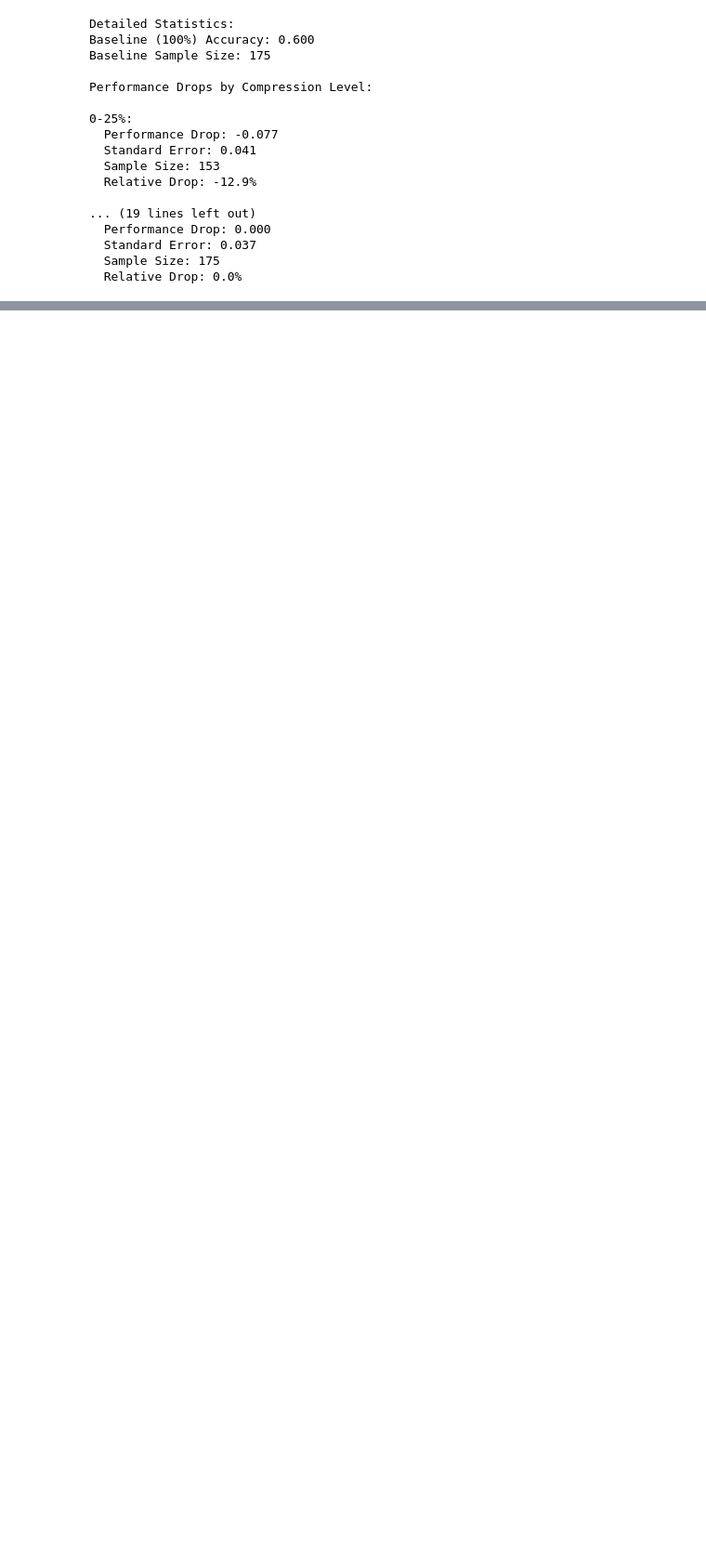
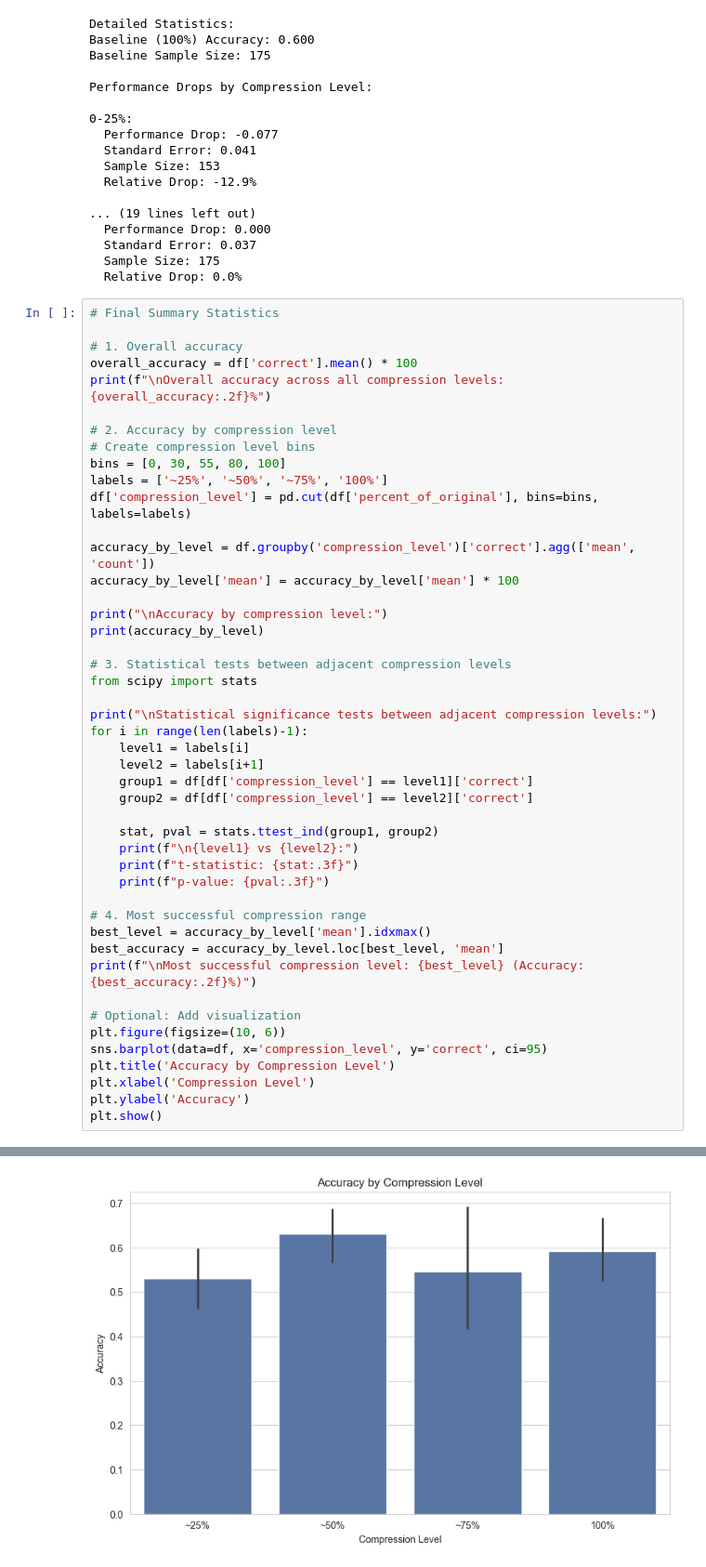
Before and after one commit to Bryan6734/SPAR-final, a Jupyter notebook: scripts/explorer.ipynb, the cells around one changed output, grey strips where cells are left out. Shown at 93% size. Cells and saved outputs as stored; diff of their text form; blank space fills up the shorter version.

```diff
--- a/scripts/explorer.ipynb
+++ b/scripts/explorer.ipynb
@@ -936,3 +1033,50 @@ Performance Drops by Compression Level:
   Standard Error: 0.037
   Sample Size: 175
   Relative Drop: 0.0%
+# %%
+# Final Summary Statistics
+
+# 1. Overall accuracy
+overall_accuracy = df['correct'].mean() * 100
+print(f"\nOverall accuracy across all compression levels: {overall_accuracy:.2f}%")
+
+# 2. Accuracy by compression level
+# Create compression level bins
+bins = [0, 30, 55, 80, 100]
+labels = ['~25%', '~50%', '~75%', '100%']
+df['compression_level'] = pd.cut(df['percent_of_original'], bins=bins, labels=labels)
+
+accuracy_by_level = df.groupby('compression_level')['correct'].agg(['mean', 'count'])
+accuracy_by_level['mean'] = accuracy_by_level['mean'] * 100
+
+print("\nAccuracy by compression level:")
+print(accuracy_by_level)
+
+# 3. Statistical tests between adjacent compression levels
+from scipy import stats
+
+print("\nStatistical significance tests between adjacent compression levels:")
+for i in range(len(labels)-1):
+    level1 = labels[i]
+    level2 = labels[i+1]
+    group1 = df[df['compression_level'] == level1]['correct']
+    group2 = df[df['compression_level'] == level2]['correct']
+
+    stat, pval = stats.ttest_ind(group1, group2)
+    print(f"\n{level1} vs {level2}:")
+    print(f"t-statistic: {stat:.3f}")
+    print(f"p-value: {pval:.3f}")
+
+# 4. Most successful compression range
+best_level = accuracy_by_level['mean'].idxmax()
+best_accuracy = accuracy_by_level.loc[best_level, 'mean']
+print(f"\nMost successful compression level: {best_level} (Accuracy: {best_accuracy:.2f}%)")
+
+# Optional: Add visualization
+plt.figure(figsize=(10, 6))
+sns.barplot(data=df, x='compression_level', y='correct', ci=95)
+plt.title('Accuracy by Compression Level')
+plt.xlabel('Compression Level')
+plt.ylabel('Accuracy')
+plt.show()
+# %% [output]
@@ -938,0 +1109 @@ Performance Drops by Compression Level:
+[figure, added]
```
Also changed, not shown: parts of 8 cells of this notebook, 3 other files.
